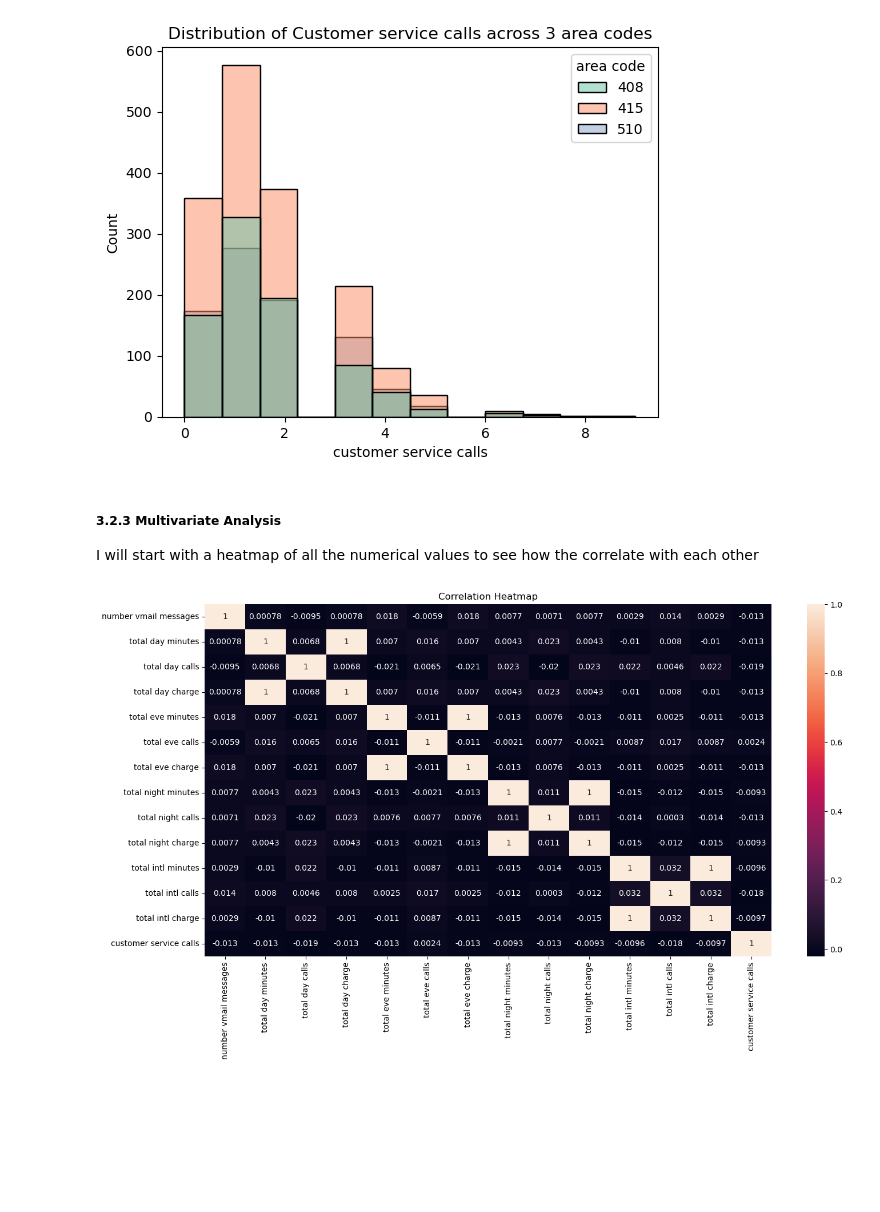
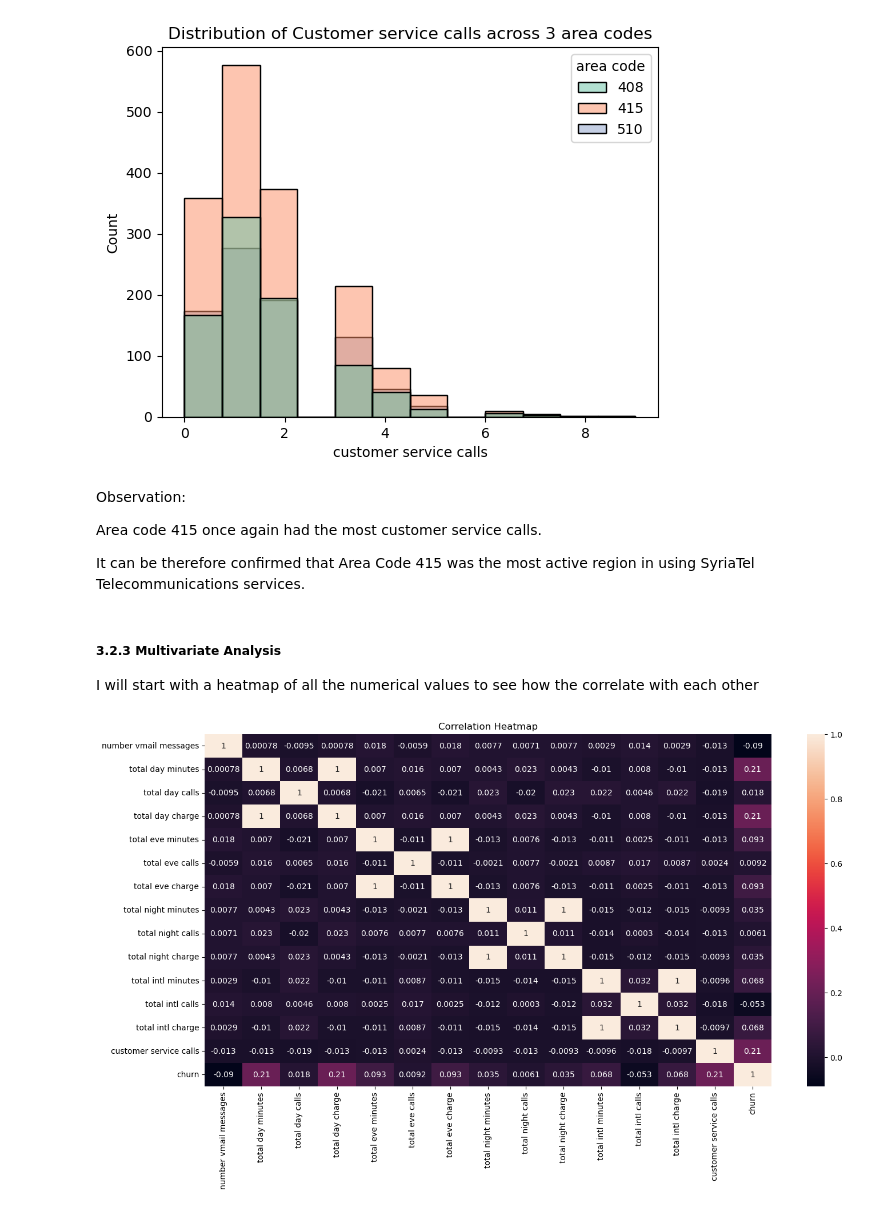
Before and after one commit to Isaac-Munyaka/Phase_3_project, a Jupyter notebook: customer_churn_prediction.ipynb, the cells around one changed output. Drawn from its saved outputs; the diff is of its cells as text; code cells hidden in the pictures; blank space fills up the shorter version.

```diff
--- a/customer_churn_prediction.ipynb
+++ b/customer_churn_prediction.ipynb
@@ -391,6 +393,12 @@ plt.title("Distribution of Customer service calls across 3 area codes")
 plt.show()
 # %% [output]
 [figure]
+# %% [markdown]
+Observation:
+
+Area code 415 once again had the most customer service calls.
+
+It can be therefore confirmed that Area Code 415 was the most active region in using SyriaTel Telecommunications services.
 # %% [markdown]
 ##### 3.2.3 Multivariate Analysis
 
@@ -399,16 +407,16 @@ I will start with a heatmap of all the numerical values to see how the correlate
 # %%
 cols_corr=[
        'number vmail messages',
        'total day minutes', 'total day calls', 'total day charge',
        'total eve minutes', 'total eve calls', 'total eve charge',
        'total night minutes', 'total night calls', 'total night charge',
        'total intl minutes', 'total intl calls', 'total intl charge',
-       'customer service calls']
+       'customer service calls', 'churn']
 
 
 plt.figure(figsize=(16,8))
 sns.heatmap(data=df[cols_corr].corr(), annot=True)
 plt.title("Correlation Heatmap")
 plt.show()
 # %% [output]
-[figure, old version]
+[figure, new version]
```
Also changed, not shown: parts of 4 cells of this notebook.
